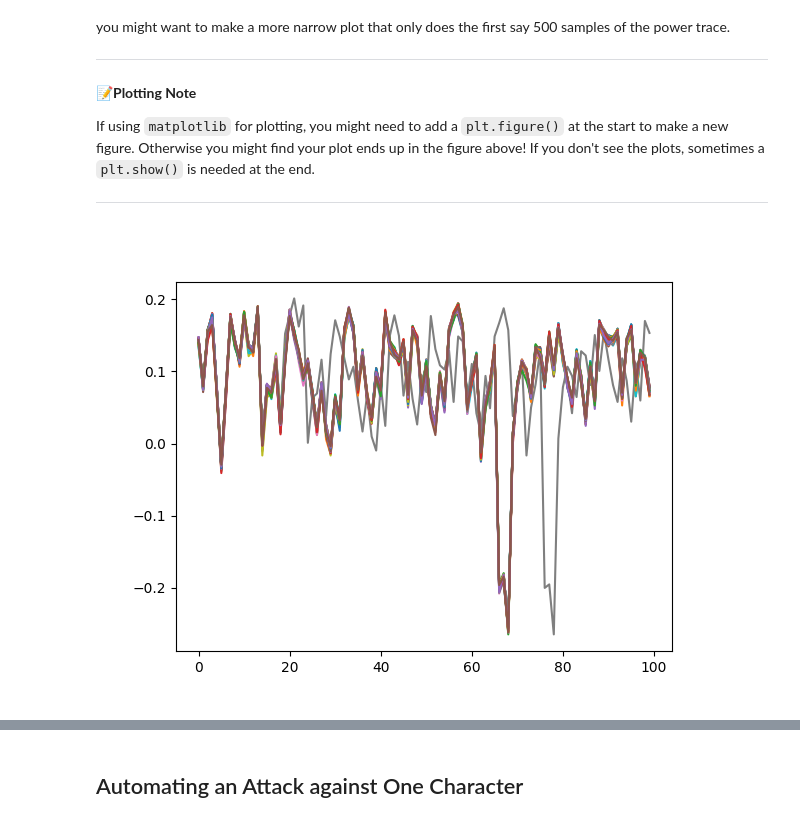
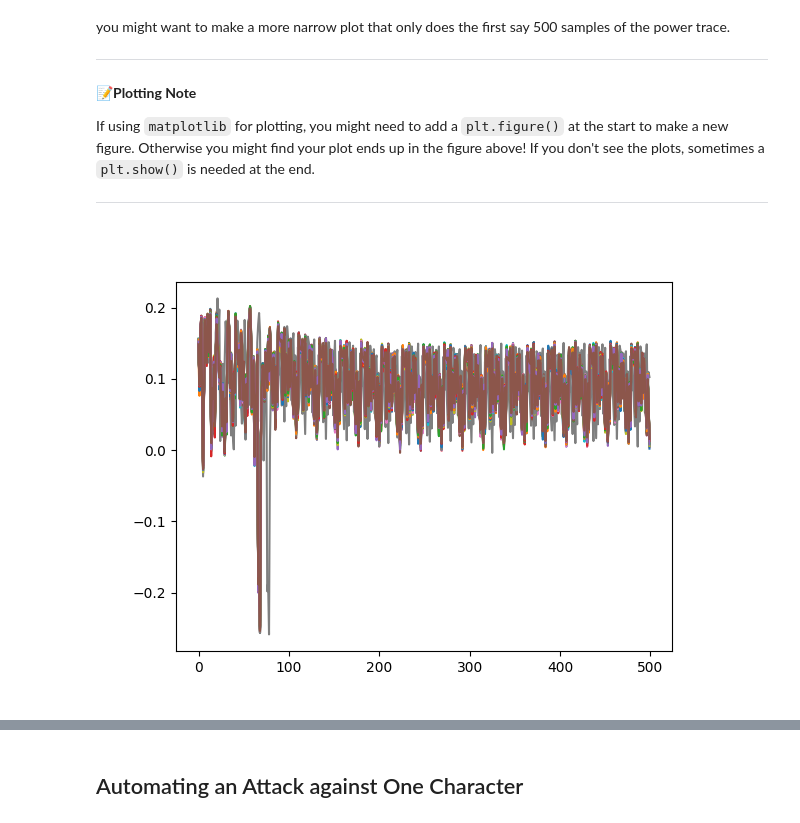
Before and after one commit to antragoudaras/chipwhisperer-jupyter, a Jupyter notebook: courses/sca101/Lab 2_1B - Power Analysis for Password Bypass (MAIN).ipynb, the cells around one changed output, grey strips where cells are left out. Drawn from its saved outputs; the diff is of its cells as text; code cells hidden in the pictures.

```diff
--- a/courses/sca101/Lab 2_1B - Power Analysis for Password Bypass (MAIN).ipynb
+++ b/courses/sca101/Lab 2_1B - Power Analysis for Password Bypass (MAIN).ipynb
@@ -171,15 +223,15 @@ If using `matplotlib` for plotting, you might need to add a `plt.figure()` at th
 # %%
 # ###################
 # Add your code here
 # ###################
 from tqdm.notebook import tqdm
 plt.figure()
 for character in tqdm('abcdefghijklmnopqrstuvwxyz0123456789'):
     trace = cap_pass_trace(character + '\n')
-    plt.plot(trace[0:100])
+    plt.plot(trace[:500])
 plt.show()
 # %% [output]
-[figure, old version]
+[figure, new version]
 # %% [markdown]
 The end result should be if you zoom in, you'll see there is a location where a single "outlier" trace doesn't follow the path of all the other traces. That is great news, since it means we learn something about the system from power analysis.
 
```
Also changed, not shown: parts of 10 cells of this notebook, 6 other files.
